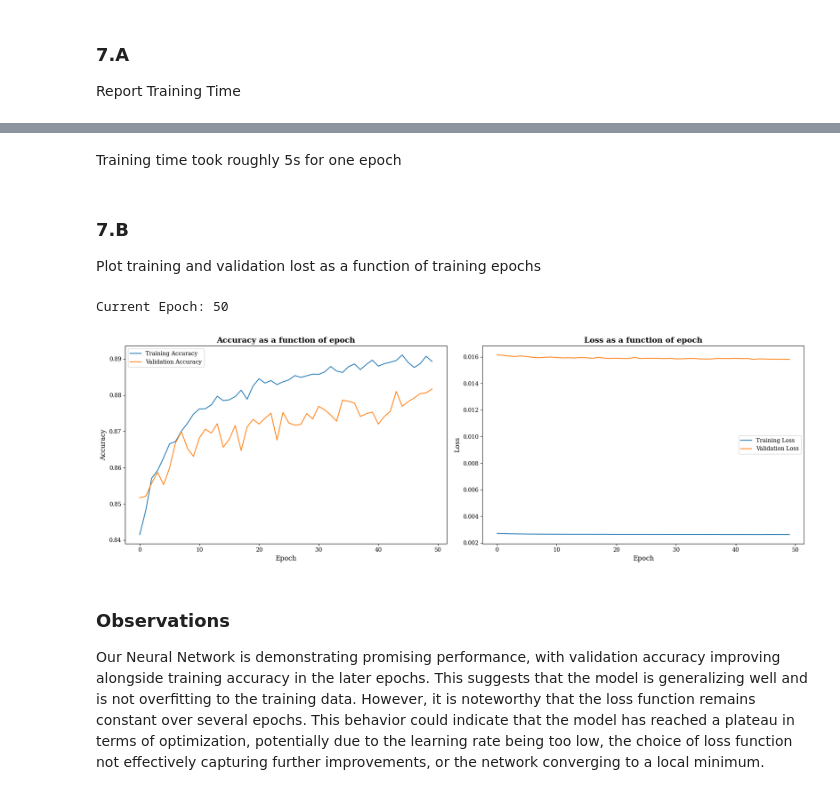
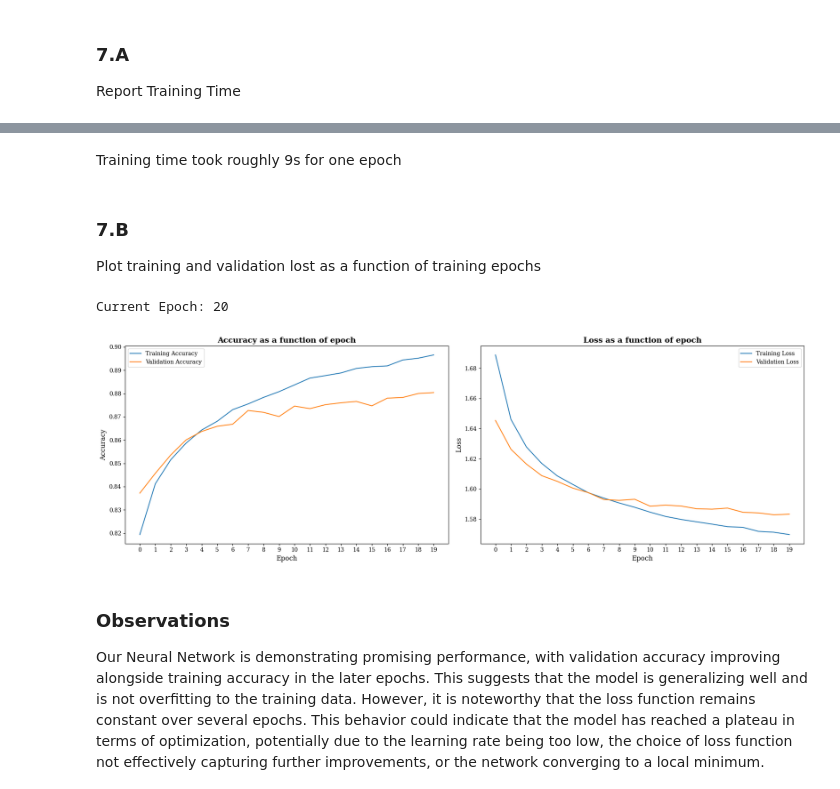
Before and after one commit to jackyeung99/Applied_Machine_Learning, a Jupyter notebook: Assignment03/03_Q2.ipynb, the cells around one changed output, grey strips where cells are left out. Saved outputs shown, nothing was run; the diff lists cells and outputs as text; code cells hidden in the pictures.

```diff
--- a/Assignment03/03_Q2.ipynb
+++ b/Assignment03/03_Q2.ipynb
@@ -614,9 +575,9 @@ device = torch.device('cuda' if torch.cuda.is_available() else 'cpu')
 input_size = 28*28
 hidden_size = 256
 num_classes = 10
-num_epochs = 50
+num_epochs = 20
 batch_size = 100
-learning_rate = 0.001
+learning_rate = 0.0001
 # %% [markdown]
 ### Converting Data
 # %% [markdown]
@@ -700,7 +661,6 @@ def train_model(model, Training_DataLoader, device, optimizer, criterion):
         train_correct += (torch.argmax(outputs, dim=1) == labels).sum().item()
         train_total += labels.size(0)
 
-    train_loss /= len(Training_DataLoader)
     train_accuracy = train_correct / train_total
 
     return train_accuracy, train_loss
@@ -719,9 +679,6 @@ def eval_model(model, Test_DataLoader, device, criterion):
             test_correct += (torch.argmax(outputs, dim=1) == labels).sum().item()
             test_total += labels.size(0)
 
-
-
-    test_loss /= len(Test_DataLoader)
     test_accuracy = test_correct/test_total
 
     return test_accuracy, test_loss
@@ -755,5 +712,5 @@ Wall time: 4.95 s
 # %% [markdown]
-Training time took roughly 5s for one epoch
+Training time took roughly 9s for one epoch
 # %% [markdown]
 ### 7.B
 Plot training and validation lost as a function of training epochs
@@ -778,33 +735,35 @@ for epoch in range(num_epochs):
     validation_accuracy.append(val_accuracy)
     validation_loss.append(val_loss/len(test_dataloader))
 # %% [output]
-Current Epoch: 50
+Current Epoch: 20
 # %%
 x = list(range(num_epochs))
 
 fig, axs = plt.subplots(1, 2, figsize=(18, 6))
 
 # Plot accuracy
 axs[0].plot(x, training_accuracy, label='Training Accuracy')
 axs[0].plot(x, validation_accuracy, label='Validation Accuracy')
 axs[0].set_title('Accuracy as a function of epoch')
 axs[0].set_xlabel('Epoch')
 axs[0].set_ylabel('Accuracy')
+axs[0].set_xticks(x)
 axs[0].legend()
 
 # Plot loss
 axs[1].plot(x, training_loss, label='Training Loss')
 axs[1].plot(x, validation_loss, label='Validation Loss')
 axs[1].set_title('Loss as a function of epoch')
 axs[1].set_xlabel('Epoch')
 axs[1].set_ylabel('Loss')
+axs[1].set_xticks(x)
 axs[1].legend()
 
 # Adjust layout
 plt.tight_layout()
 plt.show()
 # %% [output]
-[figure, old version]
+[figure, new version]
 # %% [markdown]
 ### Observations
 
```
Also changed, not shown: parts of 23 cells of this notebook.
